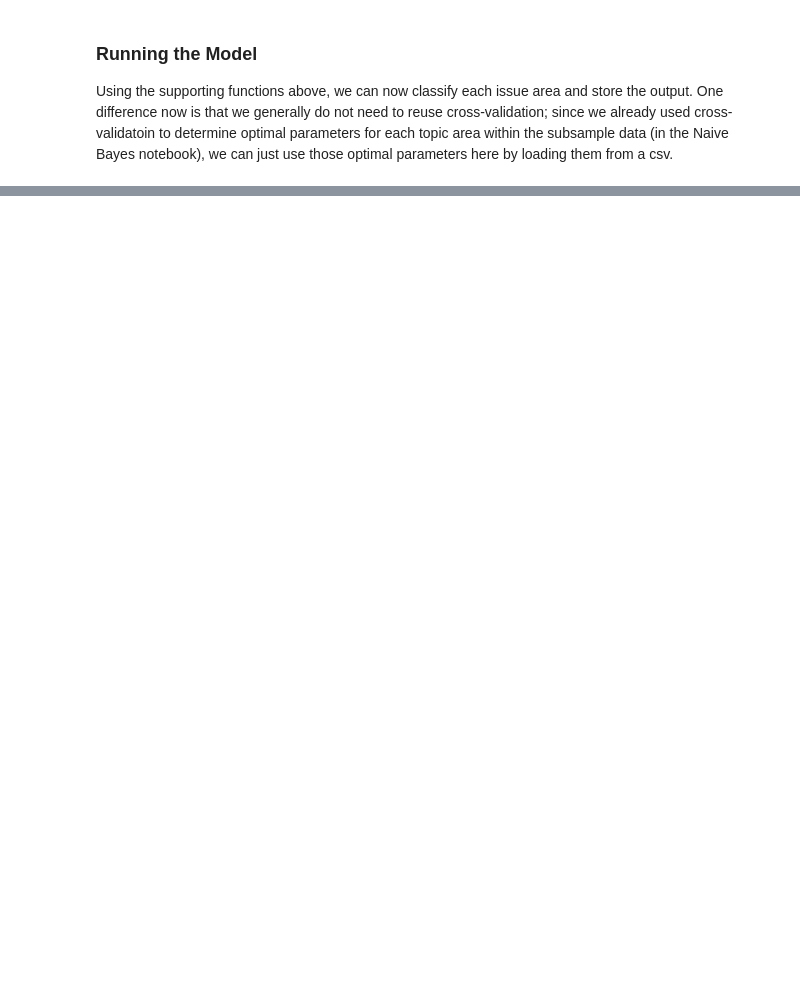
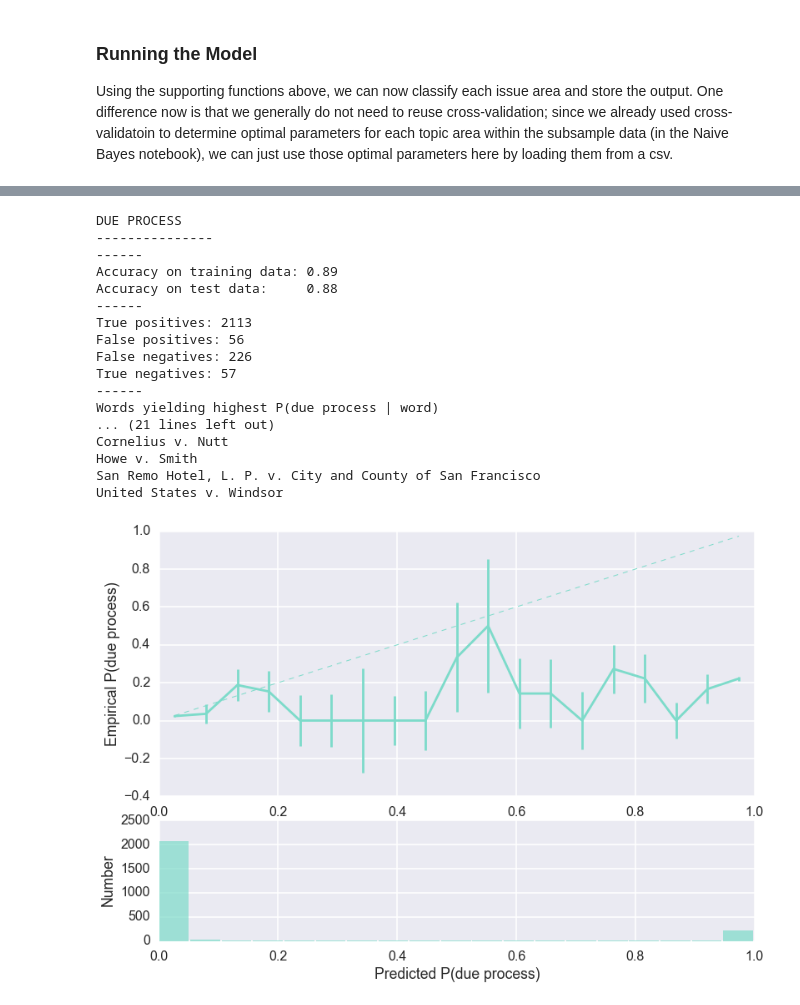
Before and after one commit to yunhanxu/cs109-project, a Jupyter notebook: comparisons_and_conclusion.ipynb, the cells around one changed output, grey strips where cells are left out. Cells and saved outputs as stored; diff of their text form; code cells hidden in the pictures; blank space fills up the shorter version.

```diff
--- a/comparisons_and_conclusion.ipynb
+++ b/comparisons_and_conclusion.ipynb
@@ -518,0 +754,21 @@ nb_sample_results = pd.read_csv('naive_bayes_sample_model_results.csv')
+# %%
+run_multinb(all_data, issue_areas[3])
+# %% [output]
+DUE PROCESS
+---------------
+------
+Accuracy on training data: 0.89
+Accuracy on test data:     0.88
+------
+True positives: 2113
+False positives: 56
+False negatives: 226
+True negatives: 57
+------
+Words yielding highest P(due process | word)
+... (21 lines left out)
+Cornelius v. Nutt
+Howe v. Smith
+San Remo Hotel, L. P. v. City and County of San Francisco
+United States v. Windsor
+[figure, added]
```
Also changed, not shown: parts of 35 cells of this notebook.
